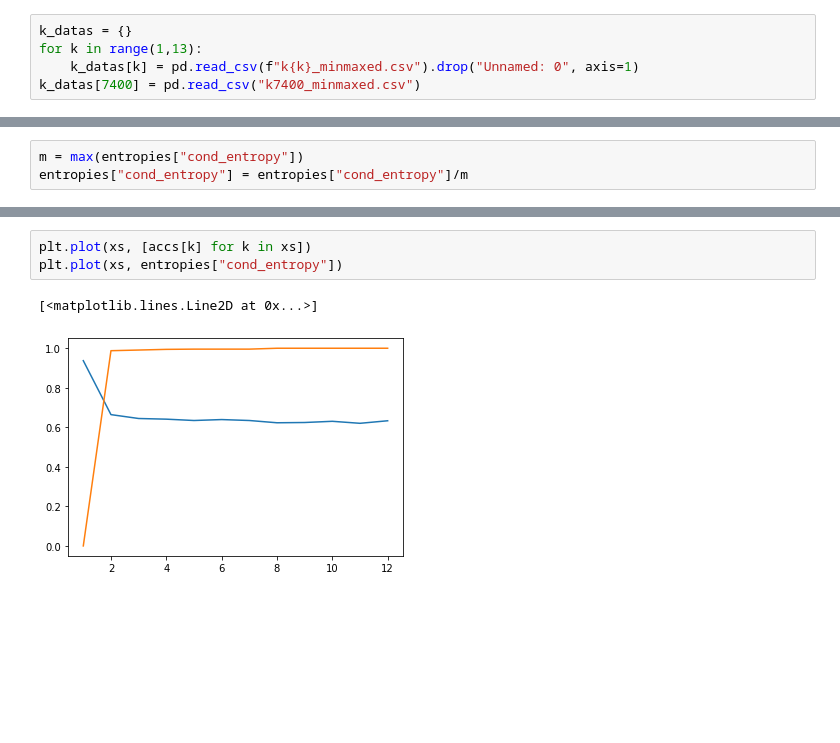
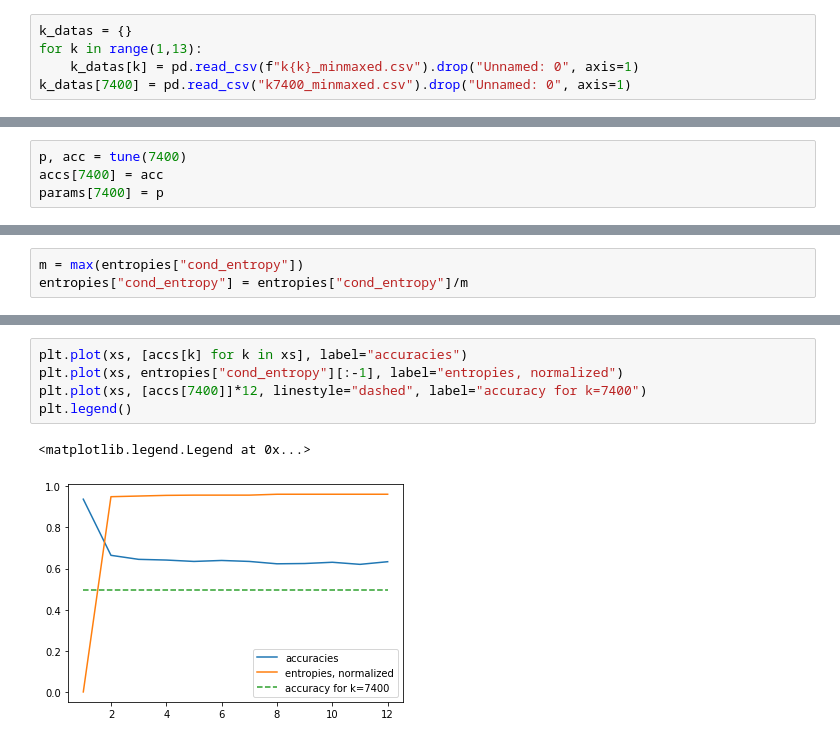
Before and after one commit to Deeep12345/Entropy_utility_measure, a Jupyter notebook: code/anon_data/ring_mondrian/max_accuracy.ipynb, the cells around one changed output, grey strips where cells are left out. Saved outputs shown, nothing was run; the diff lists cells and outputs as text; blank space fills up the shorter version.

Commit message:
found baseline accuracy

```diff
--- a/code/anon_data/ring_mondrian/max_accuracy.ipynb
+++ b/code/anon_data/ring_mondrian/max_accuracy.ipynb
@@ -66,4 +66,4 @@ acc
 k_datas = {}
 for k in range(1,13):
     k_datas[k] = pd.read_csv(f"k{k}_minmaxed.csv").drop("Unnamed: 0", axis=1)
-k_datas[7400] = pd.read_csv("k7400_minmaxed.csv")
+k_datas[7400] = pd.read_csv("k7400_minmaxed.csv").drop("Unnamed: 0", axis=1)
@@ -165,3 +175,7 @@ Fitting 3 folds for each of 480 candidates, totalling 1440 fits
 [Parallel(n_jobs=-1)]: Done 1440 out of 1440 | elapsed:  1.3min finished
 [Parallel(n_jobs=-1)]: Using backend LokyBackend with 8 concurrent workers.
 ... (14 outputs left out)
+# %%
+p, acc = tune(7400)
+accs[7400] = acc
+params[7400] = p
@@ -194,6 +218,8 @@ entropies
 # %%
-plt.plot(xs, [accs[k] for k in xs])
-plt.plot(xs, entropies["cond_entropy"])
+plt.plot(xs, [accs[k] for k in xs], label="accuracies")
+plt.plot(xs, entropies["cond_entropy"][:-1], label="entropies, normalized")
+plt.plot(xs, [accs[7400]]*12, linestyle="dashed", label="accuracy for k=7400")
+plt.legend()
 # %% [output]
-[<matplotlib.lines.Line2D at 0x...>]
+<matplotlib.legend.Legend at 0x...>
-[figure, old version]
+[figure, new version]
```
Also changed, not shown: parts of 4 cells of this notebook.
